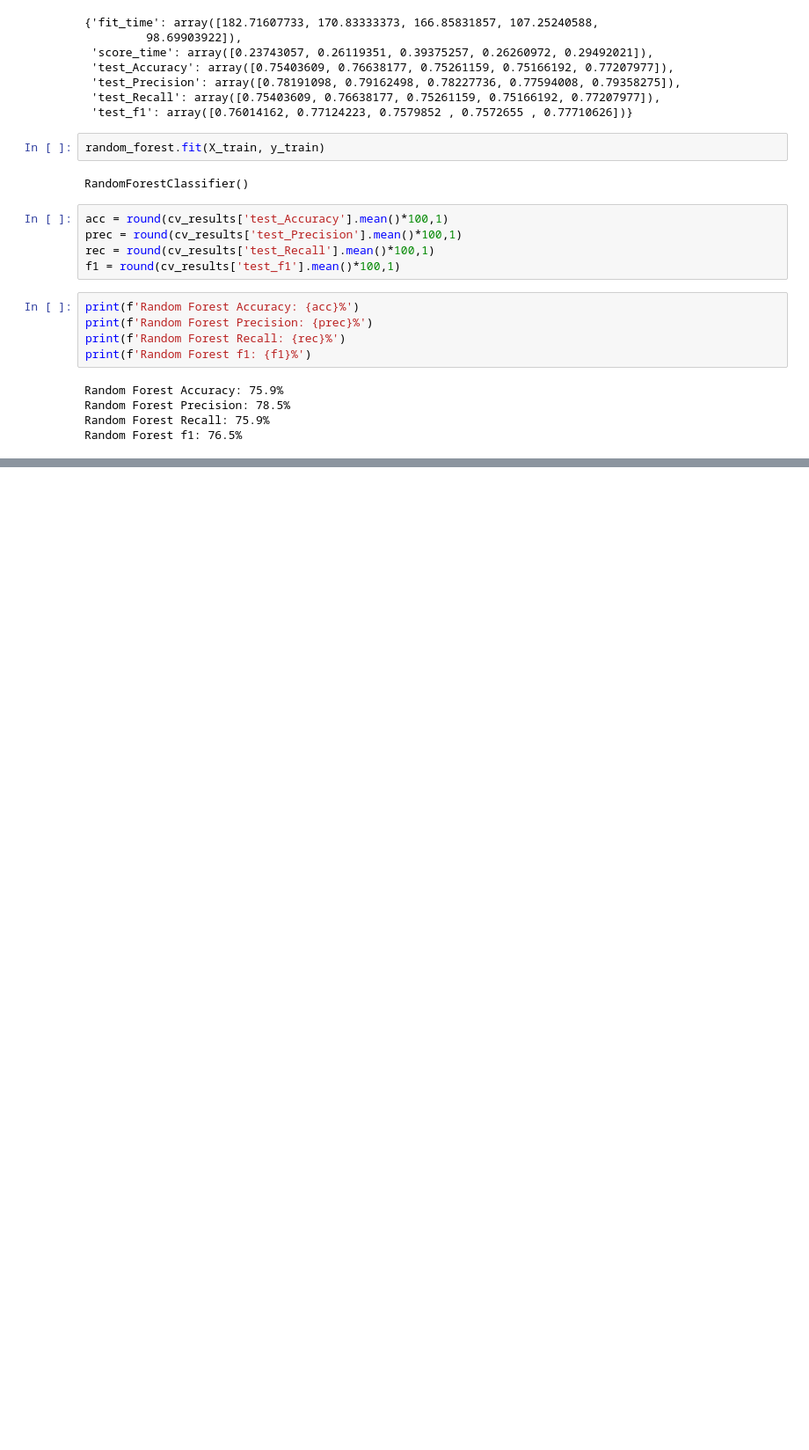
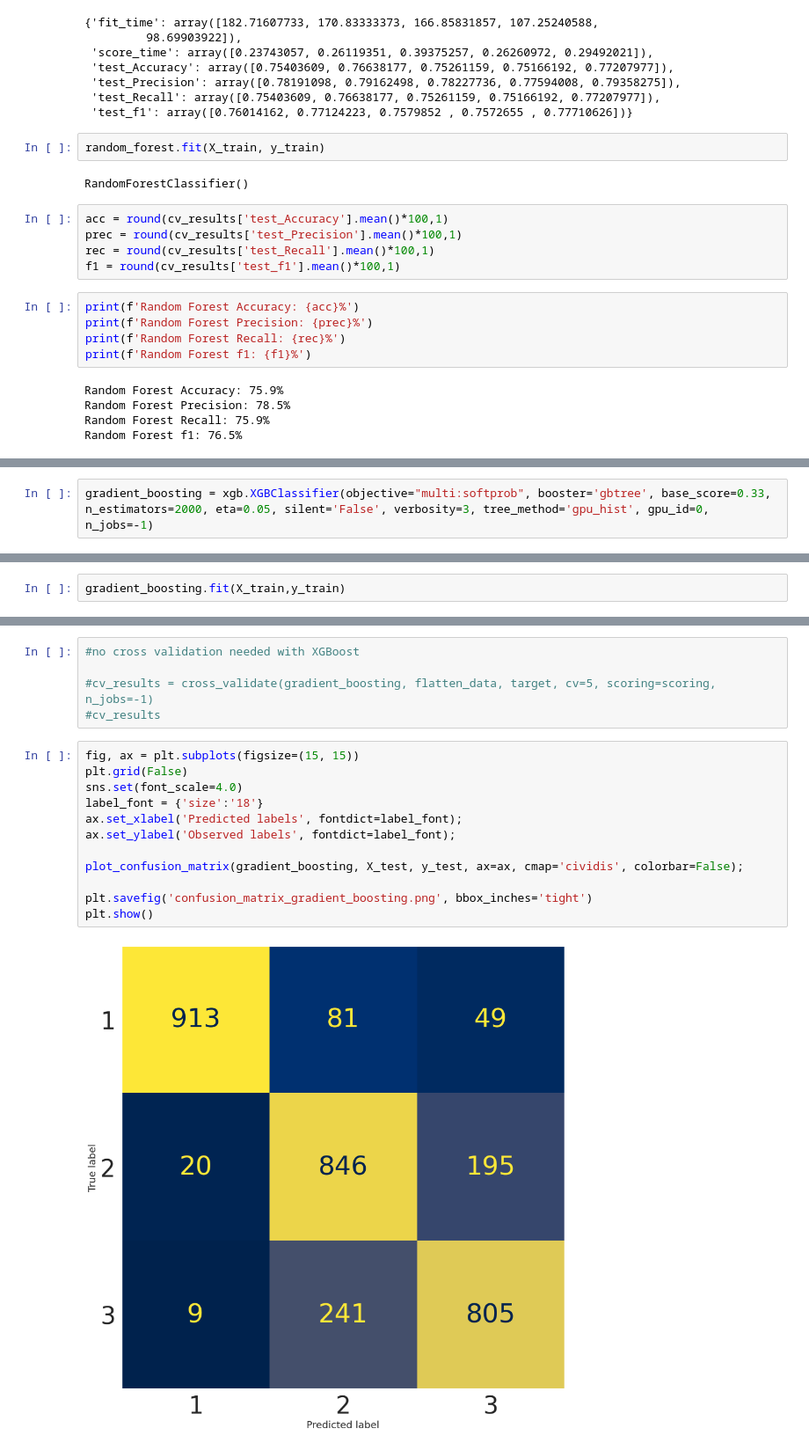
Before and after one commit to jhupiterz/SafeSeizure, a Jupyter notebook: notebooks/thomas-preictal_classification.ipynb, the cells around one changed output, grey strips where cells are left out. Shown at 88% size. Drawn from its saved outputs; the diff is of its cells as text; blank space fills up the shorter version.

Commit message:
preictal classes multiple models

```diff
--- a/notebooks/thomas-preictal_classification.ipynb
+++ b/notebooks/thomas-preictal_classification.ipynb
@@ -505,0 +503,2 @@ cv_results
+# %%
+gradient_boosting = xgb.XGBClassifier(objective="multi:softprob", booster='gbtree', base_score=0.33, n_estimators=2000, eta=0.05, silent='False', verbosity=3, tree_method='gpu_hist', gpu_id=0, n_jobs=-1)
@@ -505,0 +518,2 @@ cv_results
+# %%
+gradient_boosting.fit(X_train,y_train)
@@ -505,0 +559,19 @@ cv_results
+# %%
+#no cross validation needed with XGBoost
+
+#cv_results = cross_validate(gradient_boosting, flatten_data, target, cv=5, scoring=scoring, n_jobs=-1)
+#cv_results
+# %%
+fig, ax = plt.subplots(figsize=(15, 15))
+plt.grid(False)
+sns.set(font_scale=4.0)
+label_font = {'size':'18'}
+ax.set_xlabel('Predicted labels', fontdict=label_font);
+ax.set_ylabel('Observed labels', fontdict=label_font);
+
+plot_confusion_matrix(gradient_boosting, X_test, y_test, ax=ax, cmap='cividis', colorbar=False);
+
+plt.savefig('confusion_matrix_gradient_boosting.png', bbox_inches='tight')
+plt.show()
+# %% [output]
+[figure, added]
```
Also changed, not shown: parts of 21 cells of this notebook.
